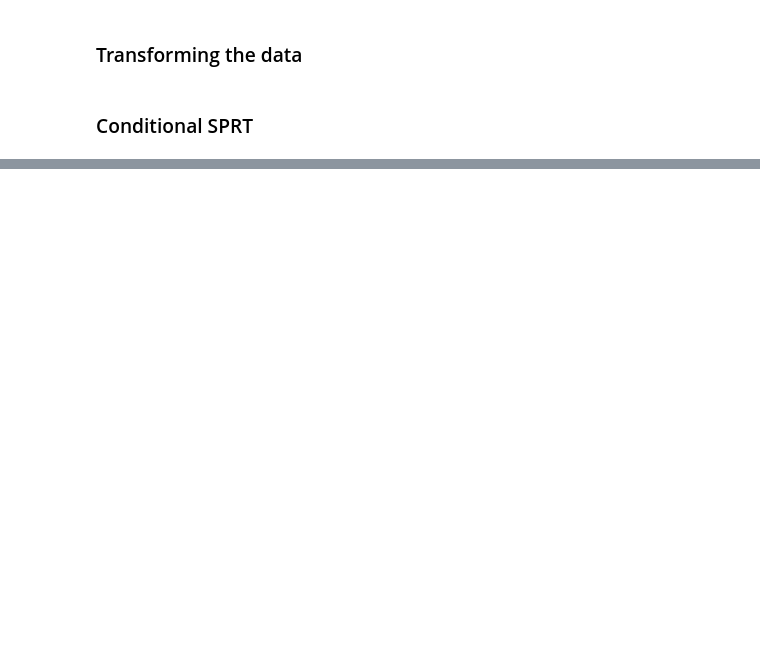
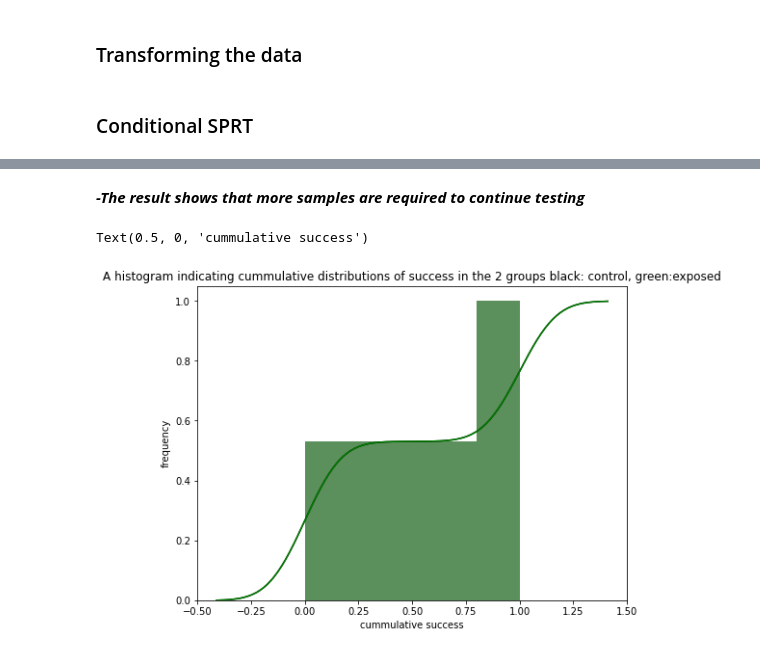
Before and after one commit to AB-Hypothesis-Testing/AB-Testing, a Jupyter notebook: notebooks/AB_Testing_Sequential.ipynb, the cells around one changed output, grey strips where cells are left out. Cells and saved outputs as stored; diff of their text form; code cells hidden in the pictures; blank space fills up the shorter version.

```diff
--- a/notebooks/AB_Testing_Sequential.ipynb
+++ b/notebooks/AB_Testing_Sequential.ipynb
@@ -357,0 +353,14 @@ AttributeError: 'NoneType' object has no attribute 'countplot'
+# %% [markdown]
+***-The result shows that more samples are required to continue testing***
+# %%
+exposed,control=transform_data(df)
+fig, ax = plt.subplots(figsize=(8,6))
+kwargs = {'cumulative': True}
+sb.distplot(exposed, hist_kws=kwargs, kde_kws=kwargs, color = 'black')
+sb.distplot(control, hist_kws=kwargs, kde_kws=kwargs, color = 'green')
+plt.title('A histogram indicating cummulative distributions of success in the 2 groups black: control, green:exposed')
+plt.ylabel('frequency')
+plt.xlabel('cummulative success')
+# %% [output]
+Text(0.5, 0, 'cummulative success')
+[figure, added]
```
Also changed, not shown: parts of 15 cells of this notebook.
